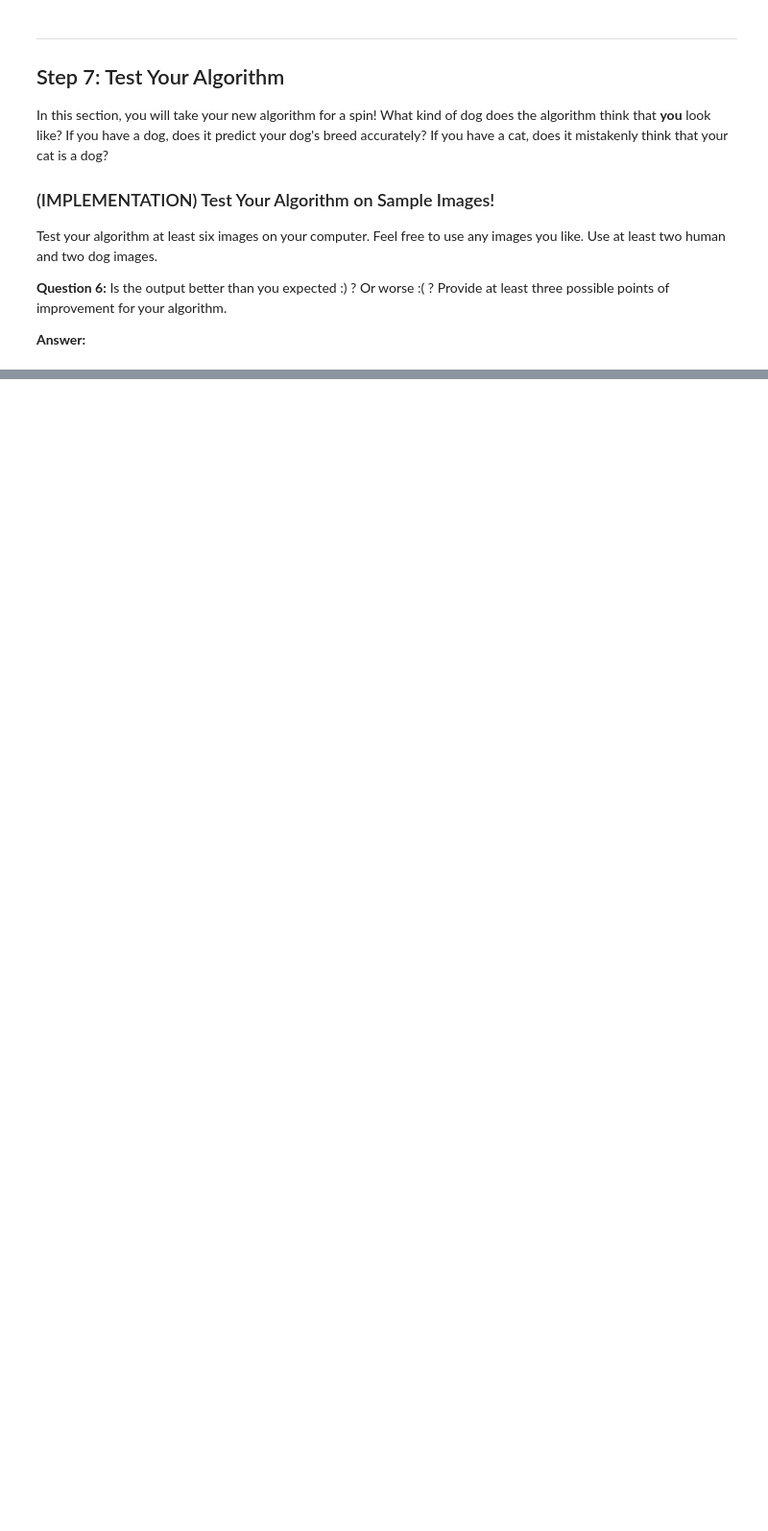
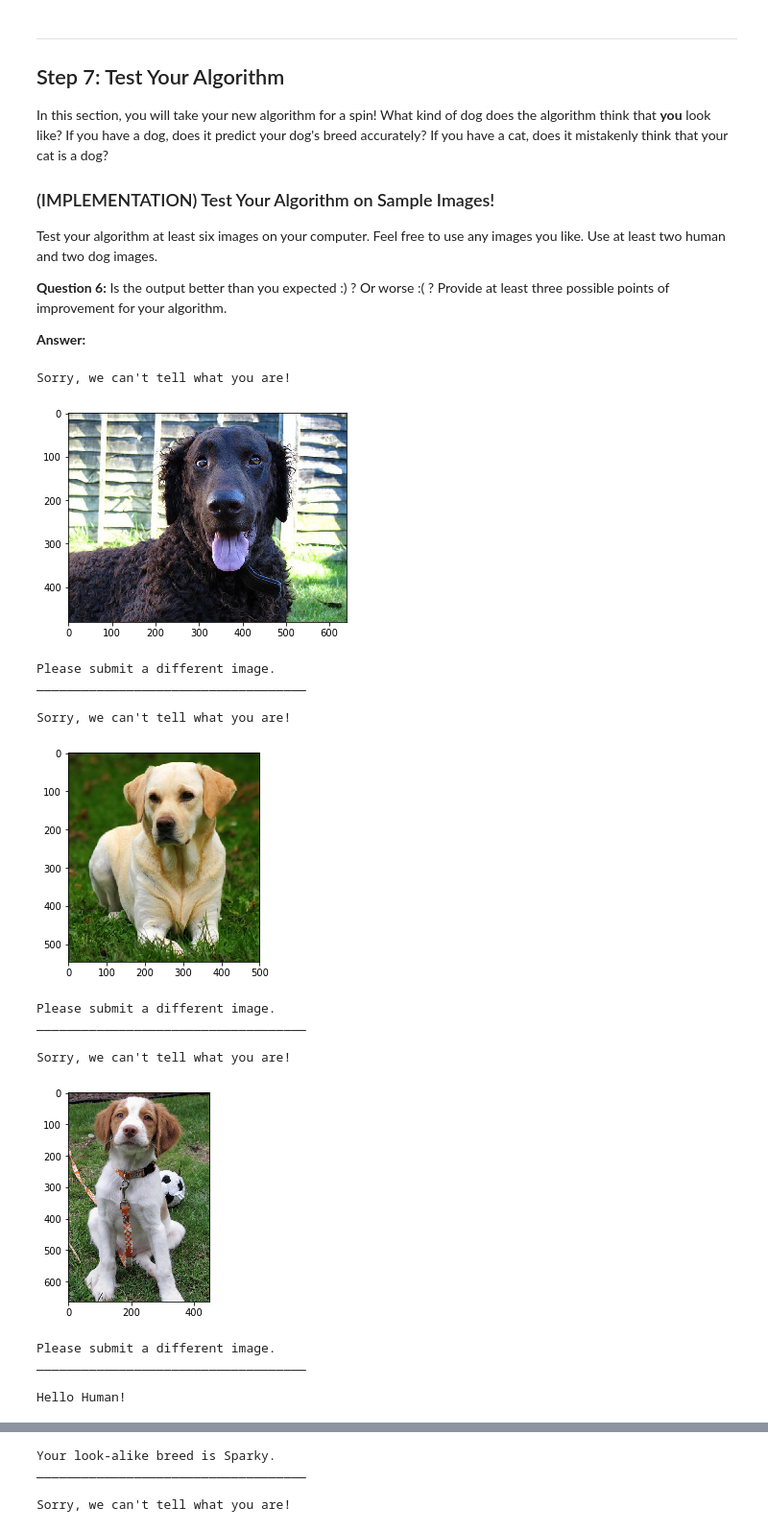
Before and after one commit to krismatson/dog-project, a Jupyter notebook: dog_app.ipynb, the cells around one changed output, grey strips where cells are left out. Shown at 96% size. Saved outputs shown, nothing was run; the diff lists cells and outputs as text; code cells hidden in the pictures; blank space fills up the shorter version.

```diff
--- a/dog_app.ipynb
+++ b/dog_app.ipynb
@@ -950,4 +1034,38 @@ __Answer:__
 # %%
 ## TODO: Execute your algorithm from Step 6 on
 ## at least 6 images on your computer.
 ## Feel free to use as many code cells as needed.
+
+# create image list for testing of at least six images, with at least two human and two dog images
+test_images = ["./images/Curly-coated_retriever_03896.jpg",
+               "./images/Labrador_retriever_06457.jpg",
+               "./images/Brittany_02625.jpg",
+               "./images/IMG_0309_crop.jpg",
+               "./images/IMG_9834.JPG",
+               "./images/IMG_0077.JPG",
+               "./images/American_water_spaniel_00648.jpg",
+              ]
+
+# verify image list meets requirements
+assert len(test_images) >= 6
+
+# loop through the images and display
+for image in test_images:
+    display_breed_prediction(image)
+# %% [output]
+Sorry, we can't tell what you are!
+[figure, added]
+Please submit a different image.
+____________________________________
+
+Sorry, we can't tell what you are!
+[figure, added]
+Please submit a different image.
+____________________________________
+
+Sorry, we can't tell what you are!
+[figure, added]
+Please submit a different image.
+____________________________________
+
+Hello Human!
@@ -953,0 +1073,4 @@ __Answer:__
+Your look-alike breed is Sparky.
+____________________________________
+
+Sorry, we can't tell what you are!
```
Also changed, not shown: parts of 12 cells of this notebook.
